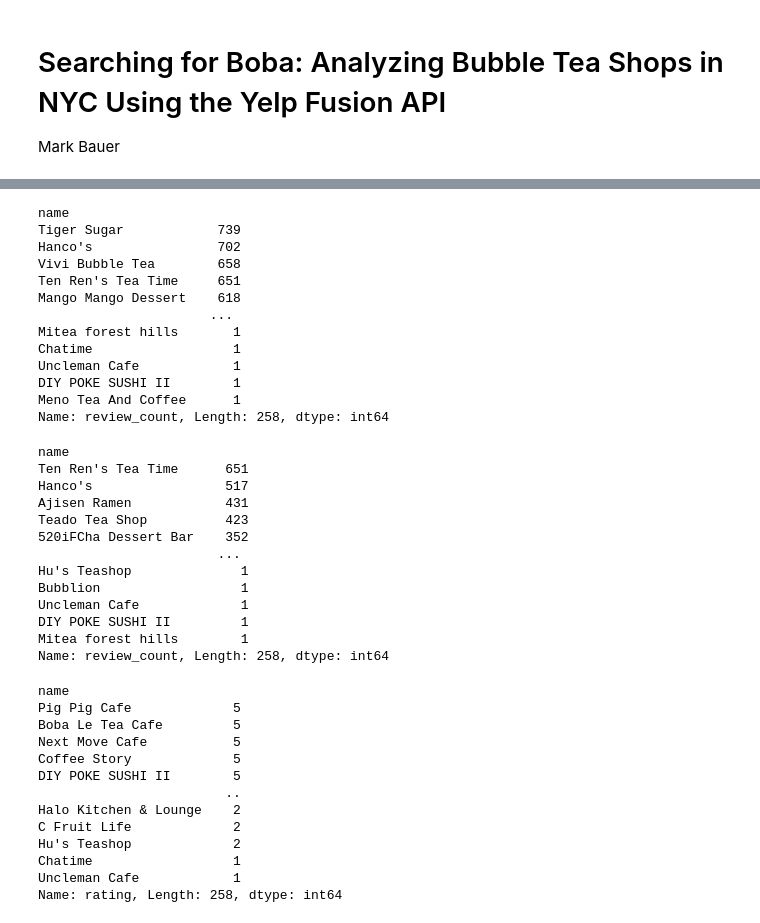
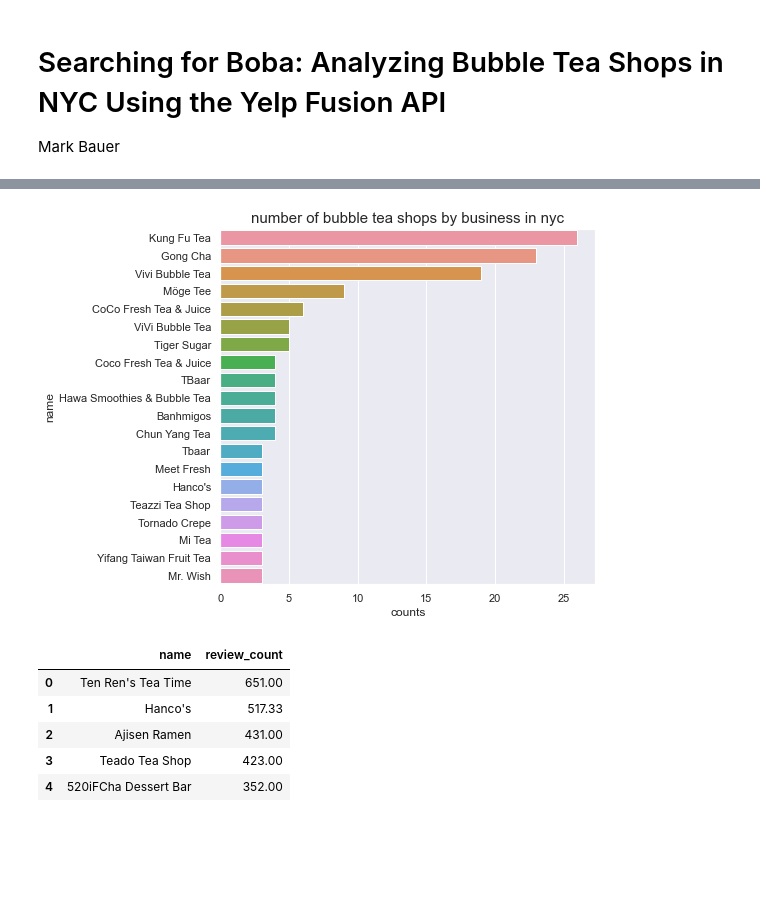
Before and after one commit to mebauer/boba-nyc, a Jupyter notebook: boba-analysis-nyc.ipynb, the cells around one changed output, grey strips where cells are left out. Drawn from its saved outputs; the diff is of its cells as text; code cells hidden in the pictures; blank space fills up the shorter version.

```diff
--- a/boba-analysis-nyc.ipynb
+++ b/boba-analysis-nyc.ipynb
@@ -8,8 +8,12 @@ import pandas as pd
 import numpy as np
 import geopandas as gpd
 import matplotlib.pyplot as plt
+import seaborn as sns
 import requests
 from PIL import Image
+
+%matplotlib inline
+sns.set(color_codes=True)
 # %%
 df = pd.read_csv('boba-nyc.csv')
 
@@ -71,0 +127,5 @@ Name: name, dtype: int64
+# %%
+names = df['name'].value_counts().reset_index()
+names.columns = ['name', 'counts']
+
+names.head()
@@ -72,48 +139,25 @@ Name: name, dtype: int64
+# %%
+fig, ax = plt.subplots(figsize=(8, 6))
+
+sns.barplot(x="counts",
+            y="name",
+            data=names.head(20),
+            ax=ax)
+
+plt.title('number of bubble tea shops by business in nyc', fontsize=15)
+plt.tight_layout()
+# %% [output]
+[figure, added]
 # %%
-df.groupby(by='name')['review_count'].max().sort_values(ascending=False)
+review_count_df = df.groupby(by='name')['review_count'].mean().sort_values(ascending=False)
+review_count_df = round(review_count_df, 2)
+review_count_df = review_count_df.reset_index()
+
+review_count_df.head()
 # %% [output]
-name
-Tiger Sugar            739
-Hanco's                702
-Vivi Bubble Tea        658
-Ten Ren's Tea Time     651
-Mango Mango Dessert    618
-                      ...
-Mitea forest hills       1
-Chatime                  1
-Uncleman Cafe            1
-DIY POKE SUSHI II        1
-Meno Tea And Coffee      1
-Name: review_count, Length: 258, dtype: int64
+|  | name | review_count |
+| 0 | Ten Ren's Tea Time | 651.00 |
+| 1 | Hanco's | 517.33 |
+| 2 | Ajisen Ramen | 431.00 |
+| 3 | Teado Tea Shop | 423.00 |
+| 4 | 520iFCha Dessert Bar | 352.00 |
-# %%
-df.groupby(by='name')['review_count'].mean().sort_values(ascending=False).astype(int)
-# %% [output]
-name
-Ten Ren's Tea Time      651
-Hanco's                 517
-Ajisen Ramen            431
-Teado Tea Shop          423
-520iFCha Dessert Bar    352
-                       ...
-Hu's Teashop              1
-Bubblion                  1
-Uncleman Cafe             1
-DIY POKE SUSHI II         1
-Mitea forest hills        1
-Name: review_count, Length: 258, dtype: int64
-# %%
-df.groupby(by='name')['rating'].mean().sort_values(ascending=False).astype(int)
-# %% [output]
-name
-Pig Pig Cafe             5
-Boba Le Tea Cafe         5
-Next Move Cafe           5
-Coffee Story             5
-DIY POKE SUSHI II        5
-                        ..
-Halo Kitchen & Lounge    2
-C Fruit Life             2
-Hu's Teashop             2
-Chatime                  1
-Uncleman Cafe            1
-Name: rating, Length: 258, dtype: int64
```
Also changed, not shown: parts of 28 cells of this notebook, 2 other files.
